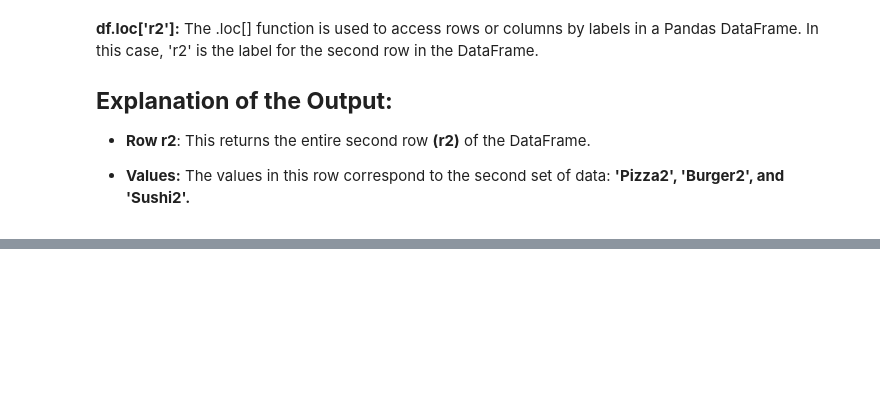
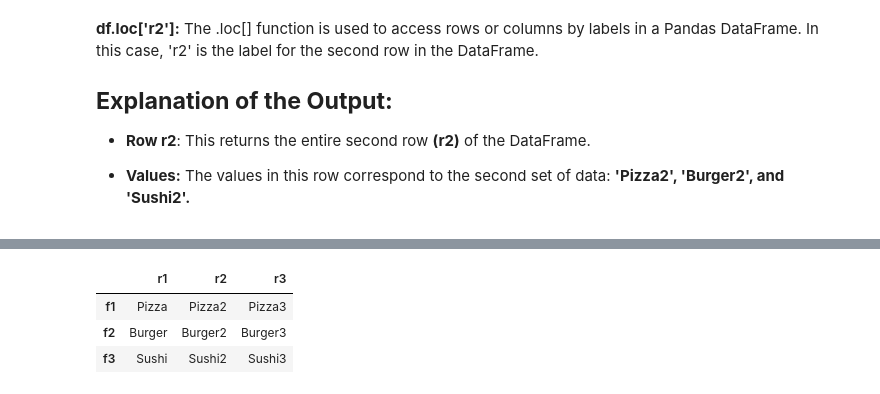
Before and after one commit to malihemaboodi/Basic-of-Pandas-for-beginner, a Jupyter notebook: Basic_of_Pandas.ipynb, the cells around one changed output, grey strips where cells are left out. Saved outputs shown, nothing was run; the diff lists cells and outputs as text; code cells hidden in the pictures; blank space fills up the shorter version.

```diff
--- a/Basic_of_Pandas.ipynb
+++ b/Basic_of_Pandas.ipynb
@@ -276,0 +295,7 @@ dtype: object
+# %%
+df.T
+# %% [output]
+|  | r1 | r2 | r3 |
+| f1 | Pizza | Pizza2 | Pizza3 |
+| f2 | Burger | Burger2 | Burger3 |
+| f3 | Sushi | Sushi2 | Sushi3 |
```
Also changed, not shown: parts of 11 cells of this notebook.
